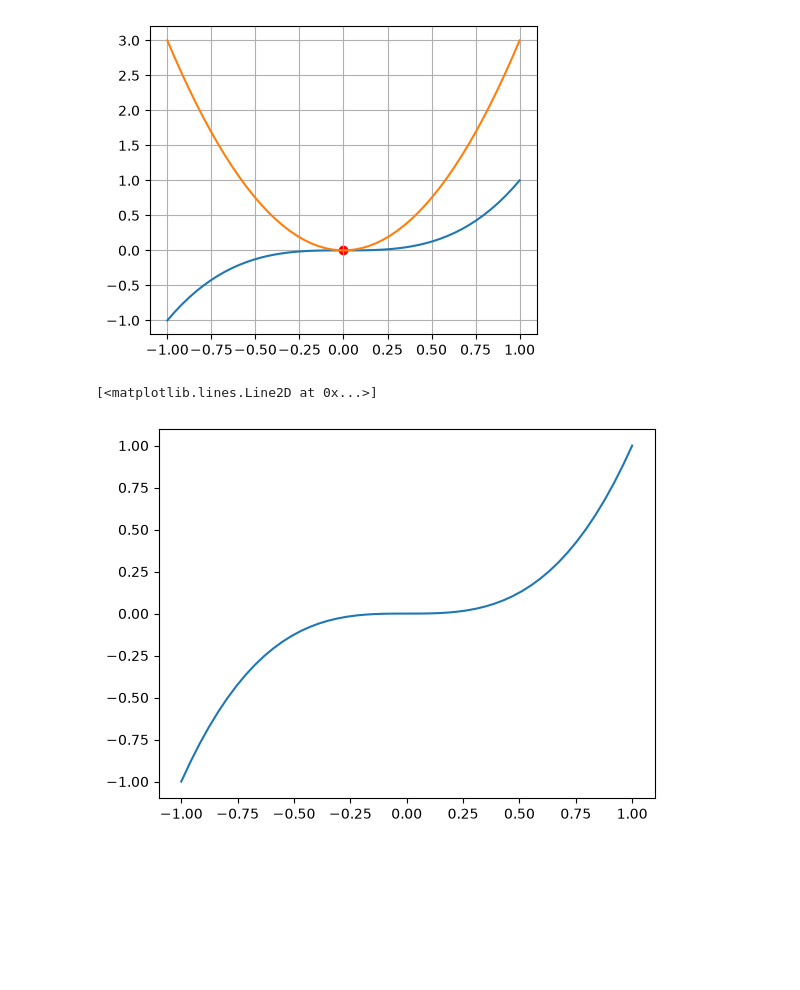
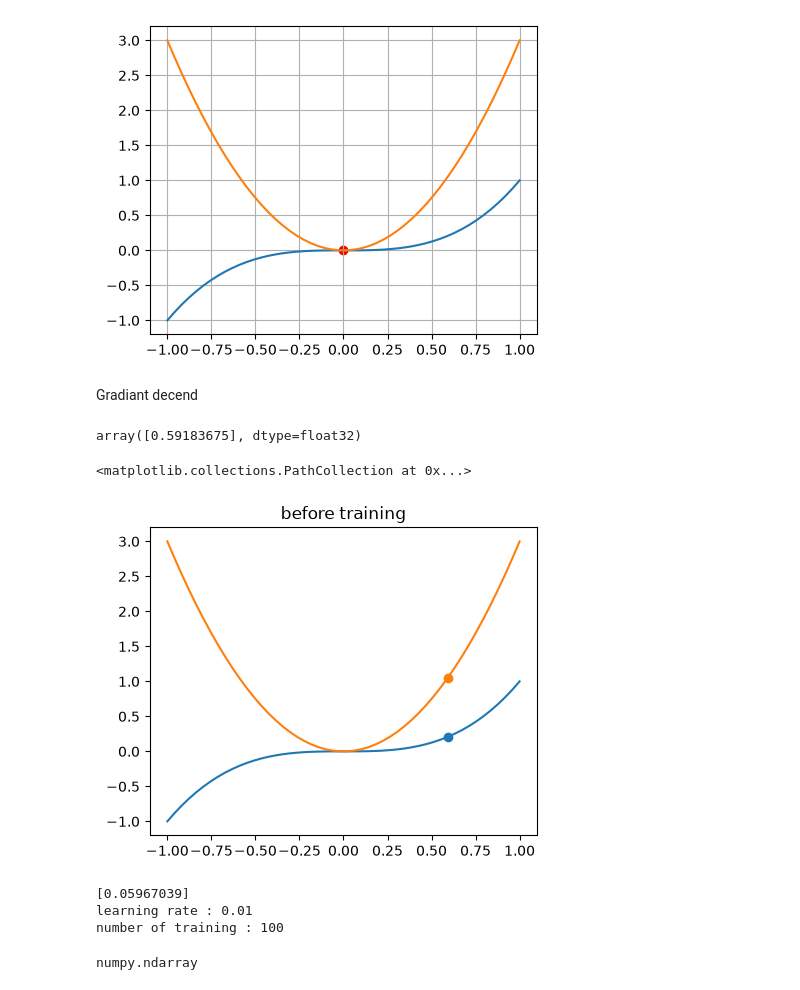
Before and after one commit to Amirgray59/deep-learning-roadmap, a Jupyter notebook: 0-math/two.ipynb, the cells around one changed output. Cells and saved outputs as stored; diff of their text form; code cells hidden in the pictures; blank space fills up the shorter version.

Commit message:
feat: gradiant decent

```diff
--- a/0-math/two.ipynb
+++ b/0-math/two.ipynb
@@ -122,8 +122,41 @@ plt.show()
 # maxima :    ->    df > 0 (left) & df < 0 (right)
 
 # df = 0
-# %%
-plt.plot(x, fx3(x))
-# %% [output]
-[<matplotlib.lines.Line2D at 0x...>]
-[figure, removed]
+# %% [markdown]
+Gradiant decend
+# %%
+localmin = np.random.choice(x, 1)
+localmin
+# %% [output]
+array([0.59183675], dtype=float32)
+# %%
+plt.figure(figsize=(5,4))
+plt.plot(x, fx)
+plt.plot(x, dx)
+
+plt.title("before training")
+plt.scatter(localmin, f(localmin))
+plt.scatter(localmin, df(localmin))
+# %% [output]
+<matplotlib.collections.PathCollection at 0x...>
+[figure, added]
+# %%
+lr = .01
+
+training_epoch = 100
+
+for i in range(training_epoch) :
+    grad = df(localmin)
+    localmin = localmin - lr * grad
+
+print(localmin)
+print(f"learning rate : {lr}")
+print(f"number of training : {training_epoch}")
+# %% [output]
+[0.05967039]
+learning rate : 0.01
+number of training : 100
+# %%
+type(localmin)
+# %% [output]
+numpy.ndarray
```
Also changed, not shown: parts of 12 cells of this notebook, 1 other file.
